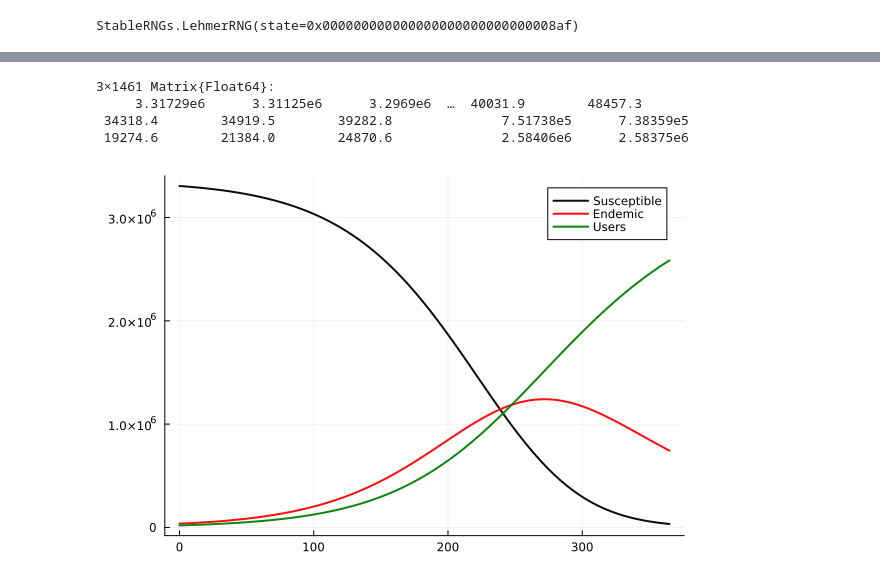
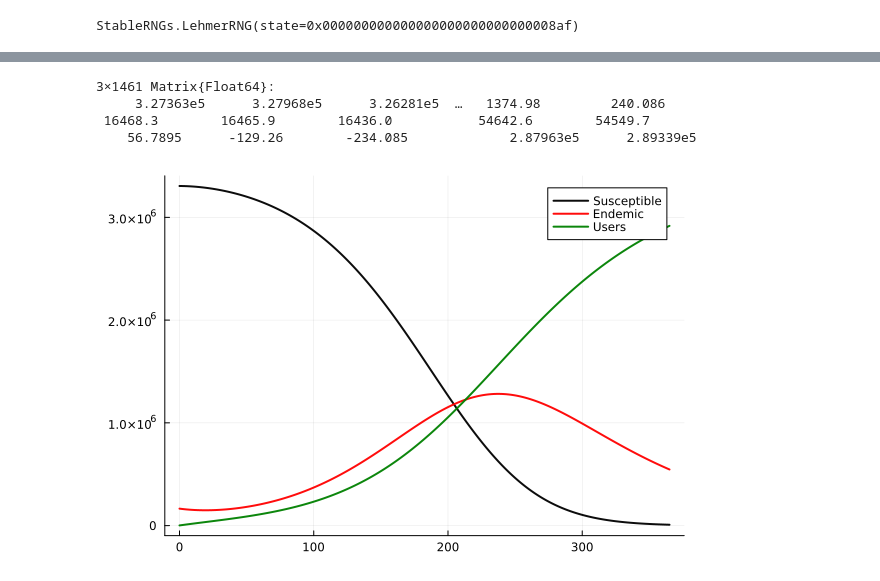
Before and after one commit to MichaelAguadze/ML-Cannabis, a Jupyter notebook: marijuan_neural_ode.ipynb, the cells around one changed output, grey strips where cells are left out. Cells and saved outputs as stored; diff of their text form; code cells hidden in the pictures.

```diff
--- a/marijuan_neural_ode.ipynb
+++ b/marijuan_neural_ode.ipynb
@@ -12,7 +16,8 @@ rng = StableRNG(1111)
 # %% [output]
 StableRNGs.LehmerRNG(state=0x000000000000000000000000000008af)
 # %%
-function marijuana_data!(du, u, p, t)
+# ODE problem definition for cannabis
+function cannabis!(du, u, p, t)
     β, s, N = p
     du[1] = - β * (u[1] * u[3])/N
     du[2] =  β * (u[1] * u[3])/N - s * u[2]
@@ -47,20 +88,39 @@ t: 1461-element Vector{Float64}:
 # %%
-X_data = Array(solution_data)
-t_data = solution_data.t
-susceptible_data = X_data[1, :]
-endemic_data = X_data[2, :]
-users_data = X_data[3, :]
-x̄ = mean(X_data, dims = 2)
 noise_magnitude = 5e-3
-Xₙ = X_data .+ (noise_magnitude * x̄) .* randn(rng, eltype(X_data), size(X_data))
+
+X_oregon = Array(solution_oregon)
+X_colorado = Array(solution_colorado)
+X_vermont = Array(solution_vermont)
+
+t_oregon = solution_oregon.t
+t_colorado = solution_colorado.t
+t_vermont = solution_vermont.t
+
+susceptible_oregon = X_oregon[1, :]
+endemic_oregon = X_oregon[2, :]
+users_oregon = X_oregon[3, :]
+x̄_oregon = mean(X_oregon, dims = 2)
+Xₙ_oregon = X_oregon .+ (noise_magnitude * x̄_oregon) .* randn(rng, eltype(X_oregon), size(X_oregon))
+
+susceptible_colorado = X_colorado[1, :]
+endemic_colorado = X_colorado[2, :]
+users_colorado = X_colorado[3, :]
+x̄_colorado = mean(X_colorado, dims = 2)
+Xₙ_colorado = X_colorado .+ (noise_magnitude * x̄_colorado) .* randn(rng, eltype(X_colorado), size(X_colorado))
+
+susceptible_vermont = X_vermont[1, :]
+endemic_vermont = X_vermont[2, :]
+users_vermont = X_vermont[3, :]
+x̄_vermont = mean(X_vermont, dims = 2)
+Xₙ_vermont = X_vermont .+ (noise_magnitude * x̄_vermont) .* randn(rng, eltype(X_vermont), size(X_vermont))
 # %% [output]
 3×1461 Matrix{Float64}:
-     3.31729e6      3.31125e6      3.2969e6  …  40031.9        48457.3
- 34318.4        34919.5        39282.8              7.51738e5      7.38359e5
- 19274.6        21384.0        24870.6              2.58406e6      2.58375e6
+     3.27363e5      3.27968e5      3.26281e5  …   1374.98         240.086
+ 16468.3        16465.9        16436.0           54642.6        54549.7
+    56.7895      -129.26        -234.085             2.87963e5      2.89339e5
 # %%
-plot(t_data,susceptible_data, alpha = 0.95, color = :black, label = ["Susceptible" nothing], linewidth=2)
-plot!(t_data,endemic_data, alpha = 0.95, color = :red, label = ["Endemic" nothing], linewidth=2)
-plot!(t_data,users_data, alpha = 0.95, color = :green, label = ["Users" nothing], linewidth=2)
+plot(t_oregon,susceptible_oregon, alpha = 0.95, color = :black, label = ["Susceptible" nothing], linewidth=2)
+plot!(t_oregon,endemic_oregon, alpha = 0.95, color = :red, label = ["Endemic" nothing], linewidth=2)
+plot!(t_oregon,users_oregon, alpha = 0.95, color = :green, label = ["Users" nothing], linewidth=2)
 # %% [output]
-[figure, old version]
+[figure, new version]
```
Also changed, not shown: parts of 8 cells of this notebook, 1 other file.
